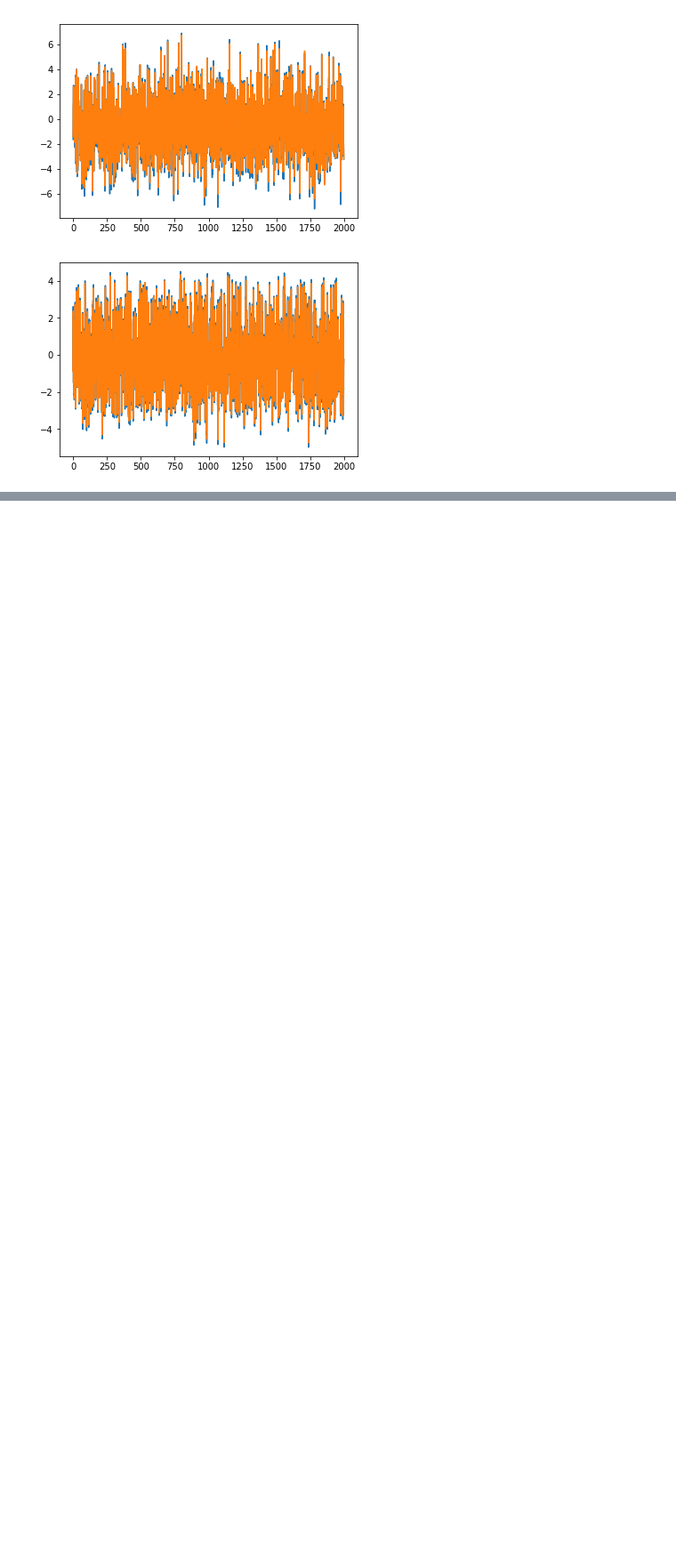
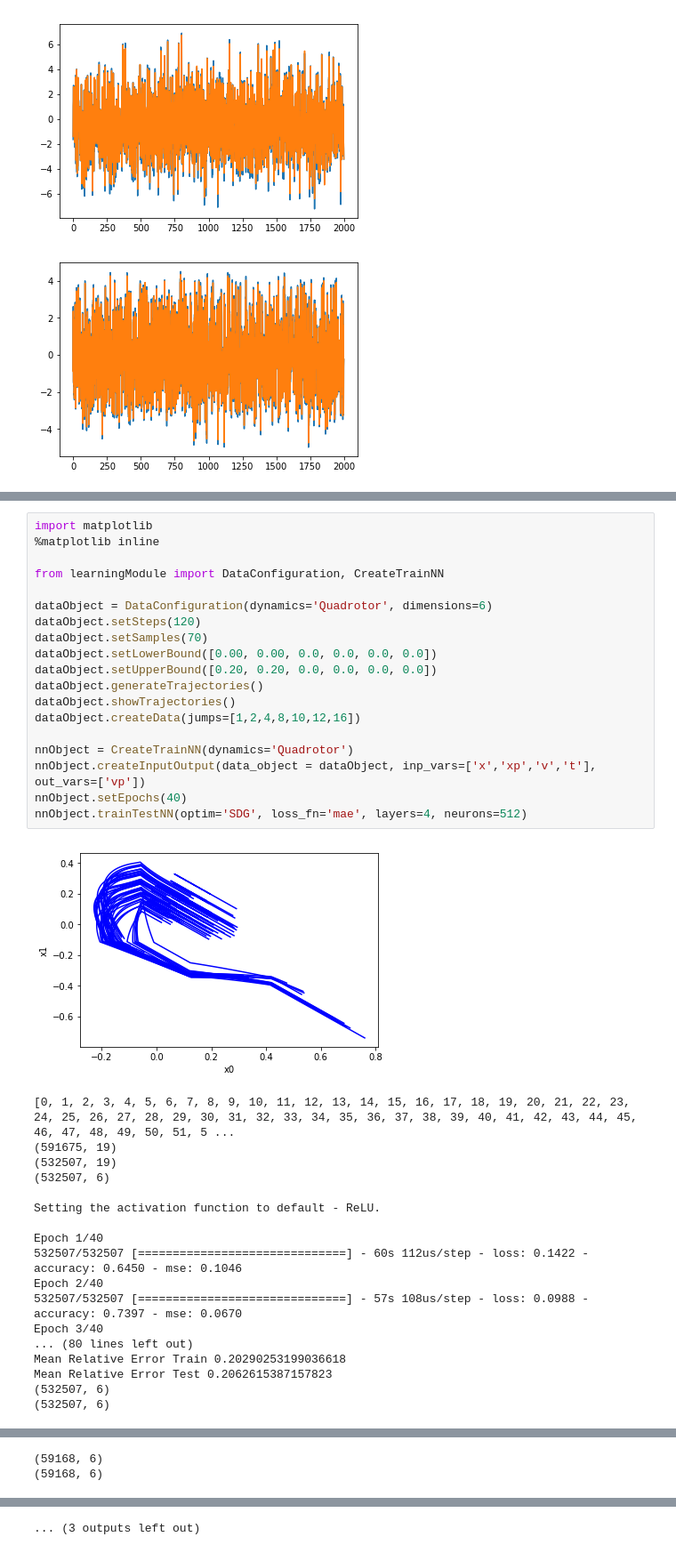
Before and after one commit to mag16154/NeuralExplorer, a Jupyter notebook: core_eval/evaluations_training_vp.ipynb, the cells around one changed output, grey strips where cells are left out. Shown at 89% size. Cells and saved outputs as stored; diff of their text form; blank space fills up the shorter version.

```diff
--- a/core_eval/evaluations_training_vp.ipynb
+++ b/core_eval/evaluations_training_vp.ipynb
@@ -488,0 +589,38 @@ Epoch 11/30
+# %%
+import matplotlib
+%matplotlib inline
+
+from learningModule import DataConfiguration, CreateTrainNN
+
+dataObject = DataConfiguration(dynamics='Quadrotor', dimensions=6)
+dataObject.setSteps(120)
+dataObject.setSamples(70)
+dataObject.setLowerBound([0.00, 0.00, 0.0, 0.0, 0.0, 0.0])
+dataObject.setUpperBound([0.20, 0.20, 0.0, 0.0, 0.0, 0.0])
+dataObject.generateTrajectories()
+dataObject.showTrajectories()
+dataObject.createData(jumps=[1,2,4,8,10,12,16])
+
+nnObject = CreateTrainNN(dynamics='Quadrotor')
+nnObject.createInputOutput(data_object = dataObject, inp_vars=['x','xp','v','t'], out_vars=['vp'])
+nnObject.setEpochs(40)
+nnObject.trainTestNN(optim='SDG', loss_fn='mae', layers=4, neurons=512)
+# %% [output]
+[figure, added]
+[0, 1, 2, 3, 4, 5, 6, 7, 8, 9, 10, 11, 12, 13, 14, 15, 16, 17, 18, 19, 20, 21, 22, 23, 24, 25, 26, 27, 28, 29, 30, 31, 32, 33, 34, 35, 36, 37, 38, 39, 40, 41, 42, 43, 44, 45, 46, 47, 48, 49, 50, 51, 5 ...
+(591675, 19)
+(532507, 19)
+(532507, 6)
+
+Setting the activation function to default - ReLU.
+
+Epoch 1/40
+532507/532507 [==============================] - 60s 112us/step - loss: 0.1422 - accuracy: 0.6450 - mse: 0.1046
+Epoch 2/40
+532507/532507 [==============================] - 57s 108us/step - loss: 0.0988 - accuracy: 0.7397 - mse: 0.0670
+Epoch 3/40
+... (80 lines left out)
+Mean Relative Error Train 0.20290253199036618
+Mean Relative Error Test 0.2062615387157823
+(532507, 6)
+(532507, 6)
@@ -488,0 +633,2 @@ Epoch 11/30
+(59168, 6)
+(59168, 6)
@@ -488,0 +638 @@ Epoch 11/30
+... (3 outputs left out)
```
Also changed, not shown: parts of 5 cells of this notebook.
